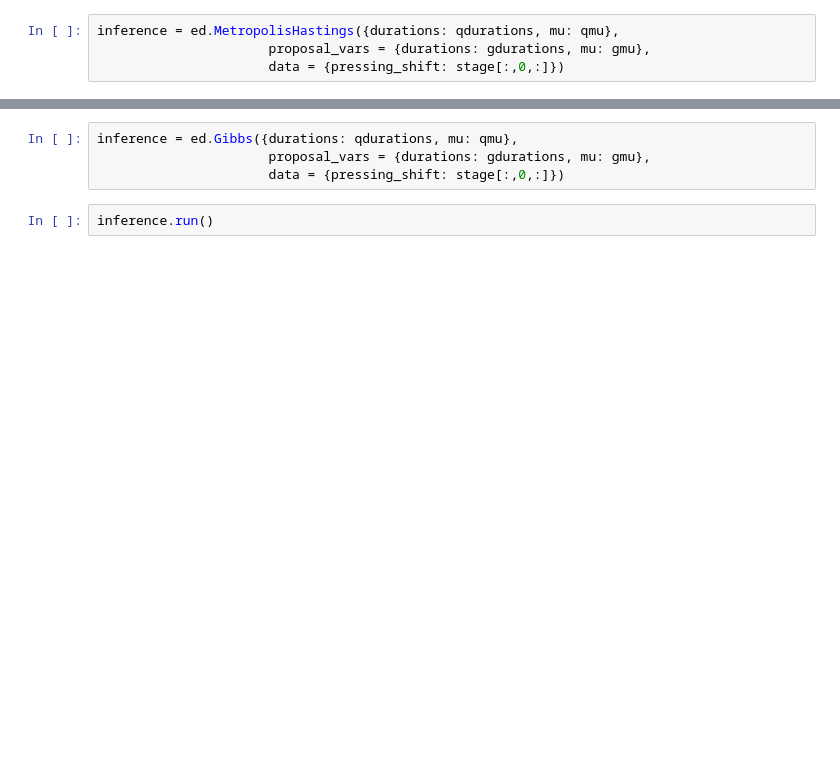
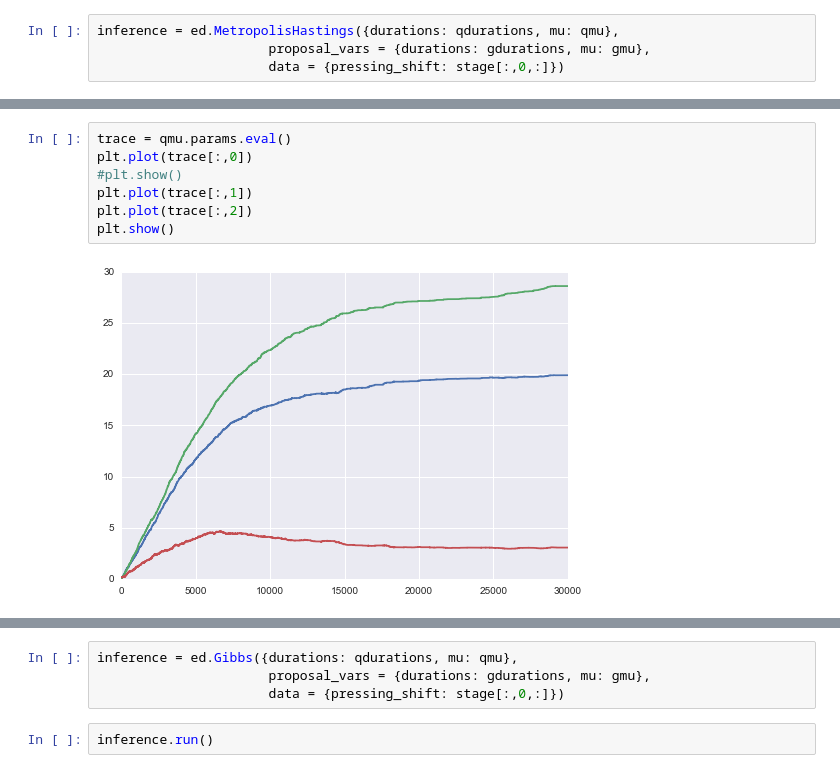
Before and after one commit to yiyuezhuo/touhou-replay-research, a Jupyter notebook: debug_model2.ipynb, the cells around one changed output, grey strips where cells are left out. Cells and saved outputs as stored; diff of their text form; blank space fills up the shorter version.

```diff
--- a/debug_model2.ipynb
+++ b/debug_model2.ipynb
@@ -297,0 +298,9 @@ plt.plot(qmu.params.eval()[:,0])
+# %%
+trace = qmu.params.eval()
+plt.plot(trace[:,0])
+#plt.show()
+plt.plot(trace[:,1])
+plt.plot(trace[:,2])
+plt.show()
+# %% [output]
+[figure, added]
```
Also changed, not shown: parts of 37 cells of this notebook, 1 other file.
